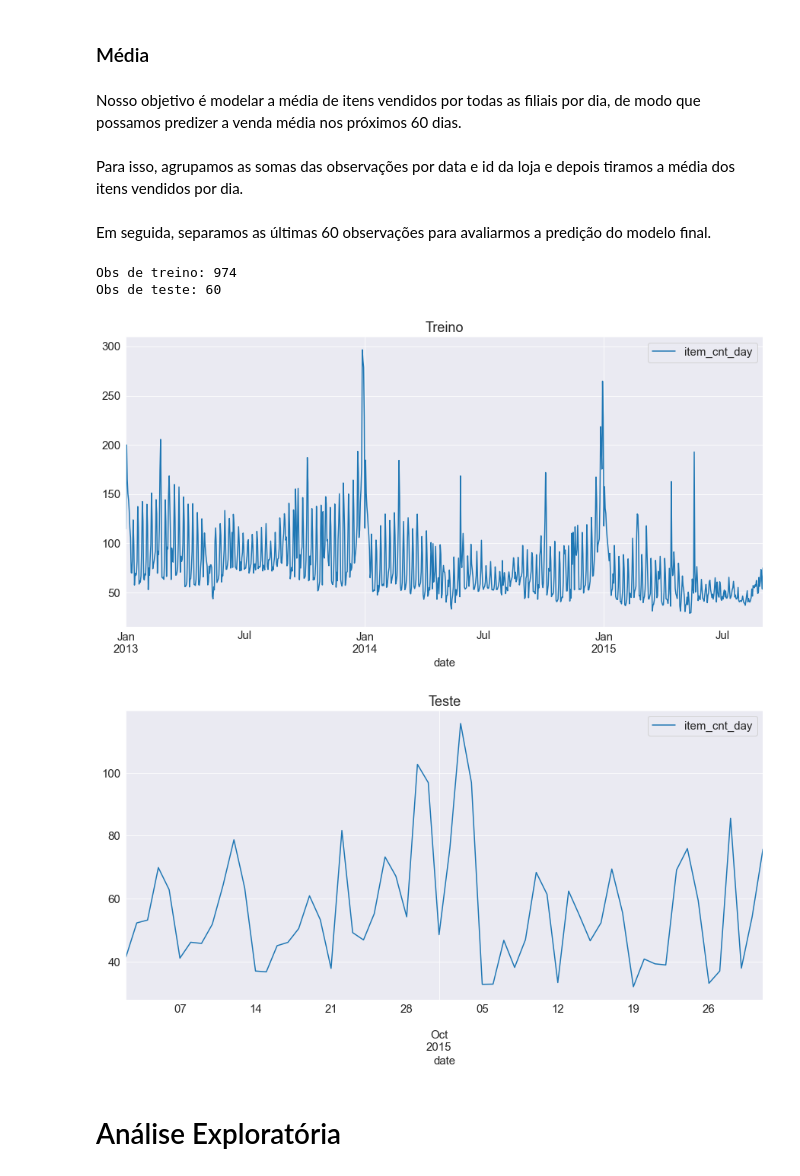
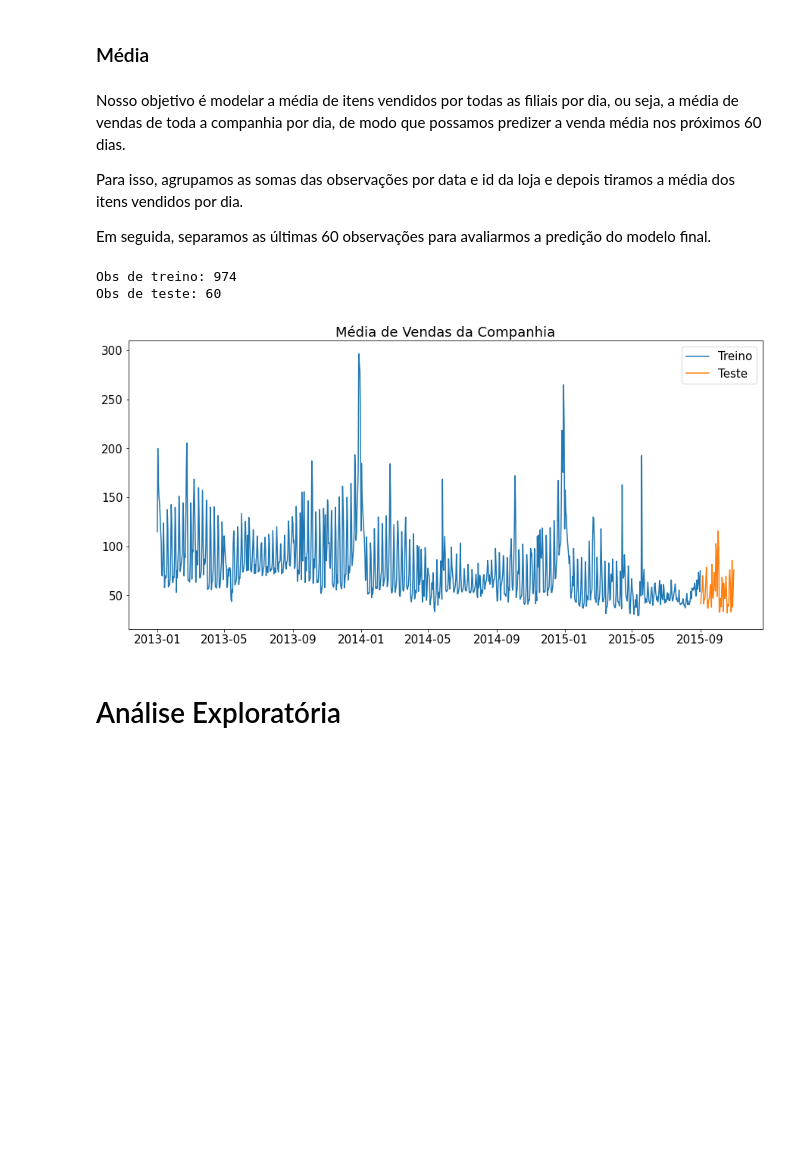
Before and after one commit to derSchmetterling/time_series, a Jupyter notebook: trabalho_ts_auto.ipynb, the cells around one changed output. Saved outputs shown, nothing was run; the diff lists cells and outputs as text; code cells hidden in the pictures; blank space fills up the shorter version.

```diff
--- a/trabalho_ts_auto.ipynb
+++ b/trabalho_ts_auto.ipynb
@@ -154,29 +148,30 @@ None
 # %% [markdown]
 ### Média
 # %% [markdown]
-Nosso objetivo é modelar a média de itens vendidos por todas as filiais por dia, de modo que possamos predizer a venda média nos próximos 60 dias.
+Nosso objetivo é modelar a média de itens vendidos por todas as filiais por dia, ou seja, a média de vendas de toda a companhia por dia, de modo que possamos predizer a venda média nos próximos 60 dias.
+
+Para isso, agrupamos as somas das observações por data e id da loja e depois tiramos a média dos itens vendidos por dia.
+
+Em seguida, separamos as últimas 60 observações para avaliarmos a predição do modelo final.
-# %% [markdown]
-Para isso, agrupamos as somas das observações por data e id da loja e depois tiramos a média dos itens vendidos por dia.
-# %% [markdown]
-Em seguida, separamos as últimas 60 observações para avaliarmos a predição do modelo final.
 # %%
 # agrupando todas as vendas da companhia
 sales_shop = sales.groupby(by=['date',"shop_id"])[["item_cnt_day"]].sum().reset_index()
 sales_mean = sales_shop.groupby(by=['date'])[["item_cnt_day"]].mean()
 
 # separando em conjunto de treino e validação
 teste = sales_mean.iloc[974:]
 treino = sales_mean.iloc[:-60]
 print(f'Obs de treino: {treino.shape[0]} \nObs de teste: {teste.shape[0]}')
-treino.plot().set_title("Treino")
+
+plt.plot(treino, label='Treino')
+plt.plot(teste, label="Teste")
+plt.title('Média de Vendas da Companhia')
+plt.legend()
 plt.show()
-teste.plot().set_title("Teste")
-plt.show()
 # %% [output]
 Obs de treino: 974
 Obs de teste: 60
-[figure, old version]
+[figure, new version]
-[figure, removed]
 # %% [markdown]
 # Análise Exploratória
 # %% [markdown]
```
Also changed, not shown: parts of 52 cells of this notebook.
